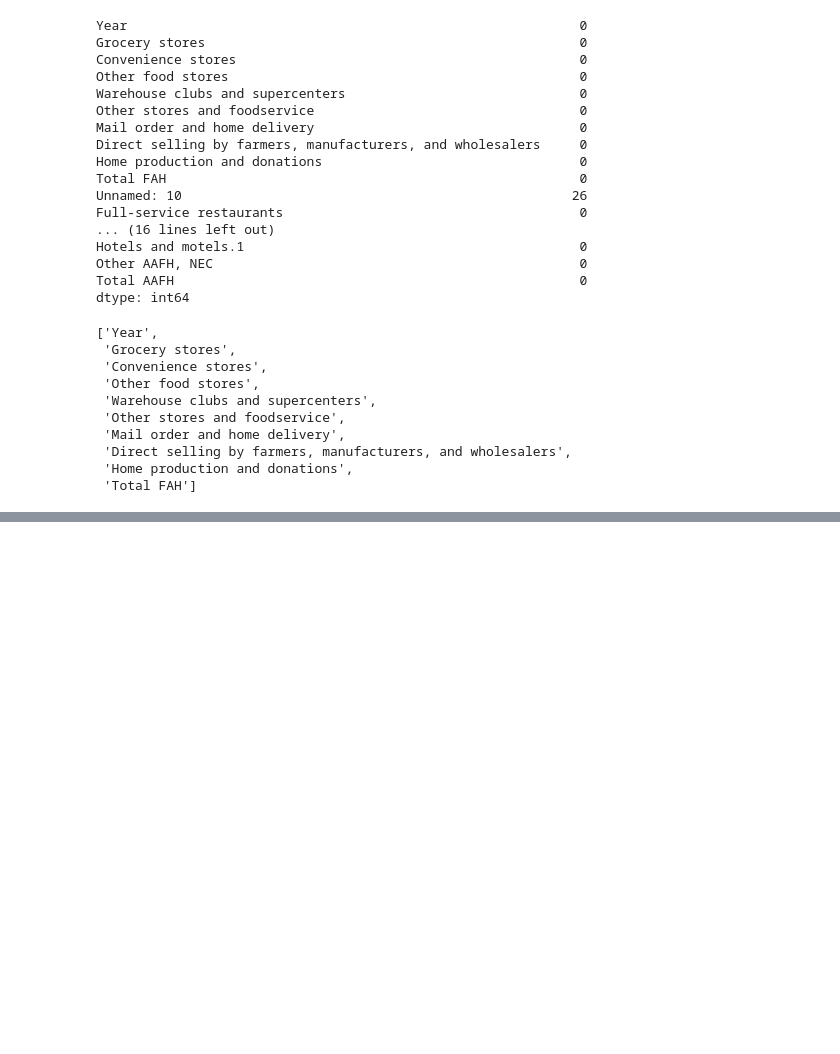
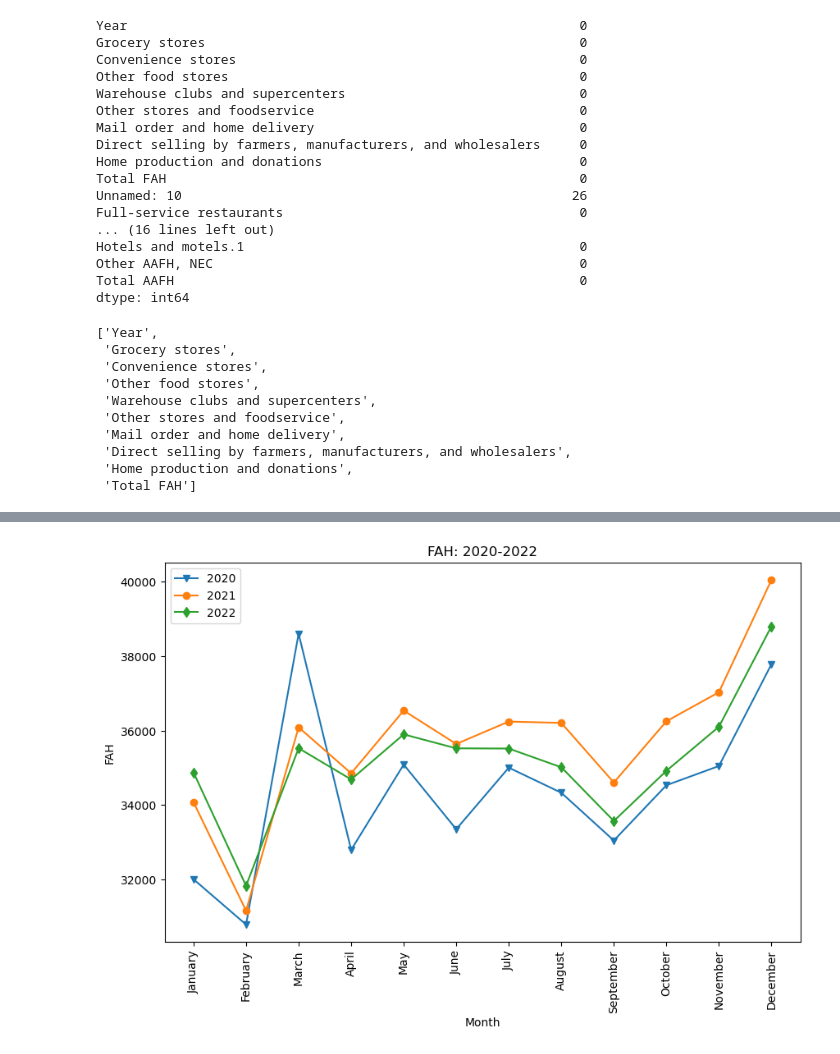
Before and after one commit to bkeffer3098/Project-1, a Jupyter notebook: Notebooks/fah.ipynb, the cells around one changed output, grey strips where cells are left out. Drawn from its saved outputs; the diff is of its cells as text; code cells hidden in the pictures; blank space fills up the shorter version.

```diff
--- a/Notebooks/fah.ipynb
+++ b/Notebooks/fah.ipynb
@@ -96,0 +176,17 @@ df.pivot(index="Year", columns="Total FAH", values="Total FAH")
+# %%
+# Load the Excel file
+df = pd.read_excel('../Resources/monthly_sales.xlsx')
+twenty = df.loc[(df["Year"]==2020)]
+twenty_one= df.loc[(df["Year"]==2021)]
+twenty_two= df.loc[(df["Year"]==2022)]
+
+#reverse
+twenty = twenty.iloc[::-1]
+twenty_one = twenty_one.iloc[::-1]
+twenty_two = twenty_two.iloc[::-1]
+
+# Remove rows with any missing values
+df.dropna(inplace=True)
+df = df[df['Year'] >= 2020]
+pd.set_option('display.max_columns', None)
+twenty
@@ -96,0 +207,29 @@ df.pivot(index="Year", columns="Total FAH", values="Total FAH")
+# %%
+#creating variables for lineplot
+
+x_axis = twenty["Month"]
+y_twenty = twenty["FAH"]
+y_twenty_one = twenty_one["FAH"]
+y_twenty_two = twenty_two["FAH"]
+# %%
+#lineplot
+plt.figure(figsize=(10, 6))
+
+#plot data for 2020, 2021, 2022
+plt.plot(x_axis, y_twenty, marker= "v", label='2020')
+plt.plot(x_axis, y_twenty_one, marker = "o", label='2021')
+plt.plot(x_axis, y_twenty_two, marker = "d", label='2022')
+
+# plot labels and title
+plt.xlabel('Month')
+plt.ylabel('FAH')
+plt.title('FAH: 2020-2022')
+
+# Show the plot
+plt.legend()
+plt.xticks(rotation=90)
+
+plt.savefig("../output_data/FAH_2020_2022")
+plt.show()
+# %% [output]
+[figure, added]
```
Also changed, not shown: parts of 12 cells of this notebook, 5 other files.
